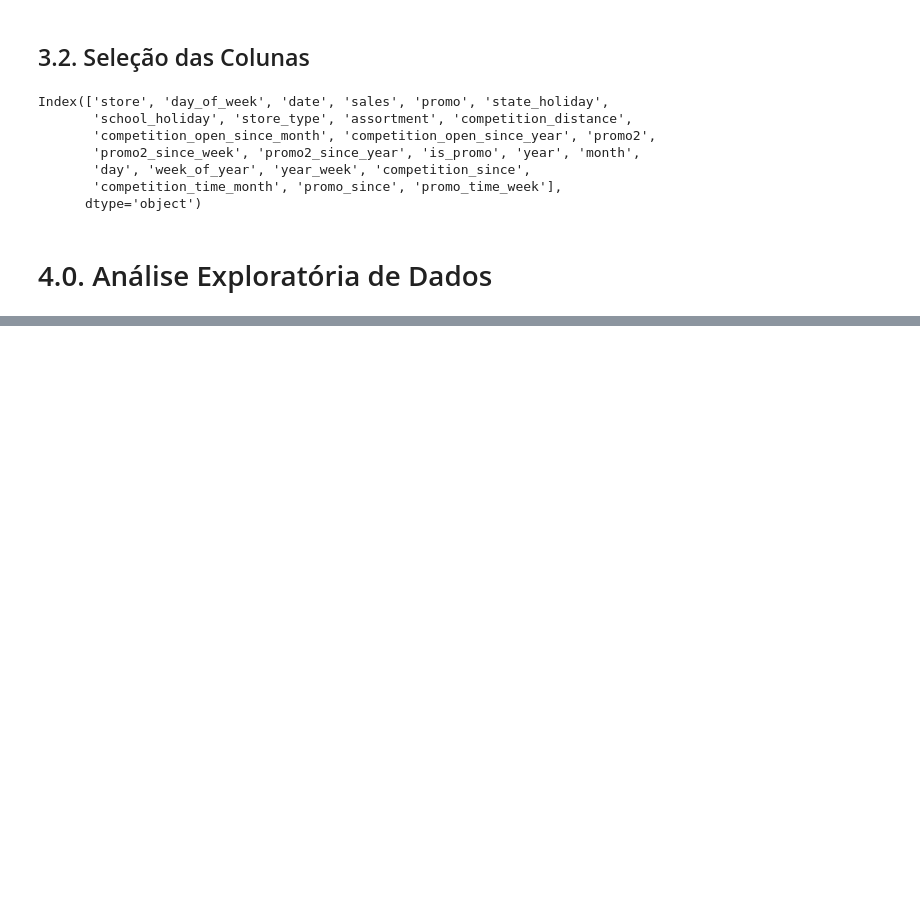
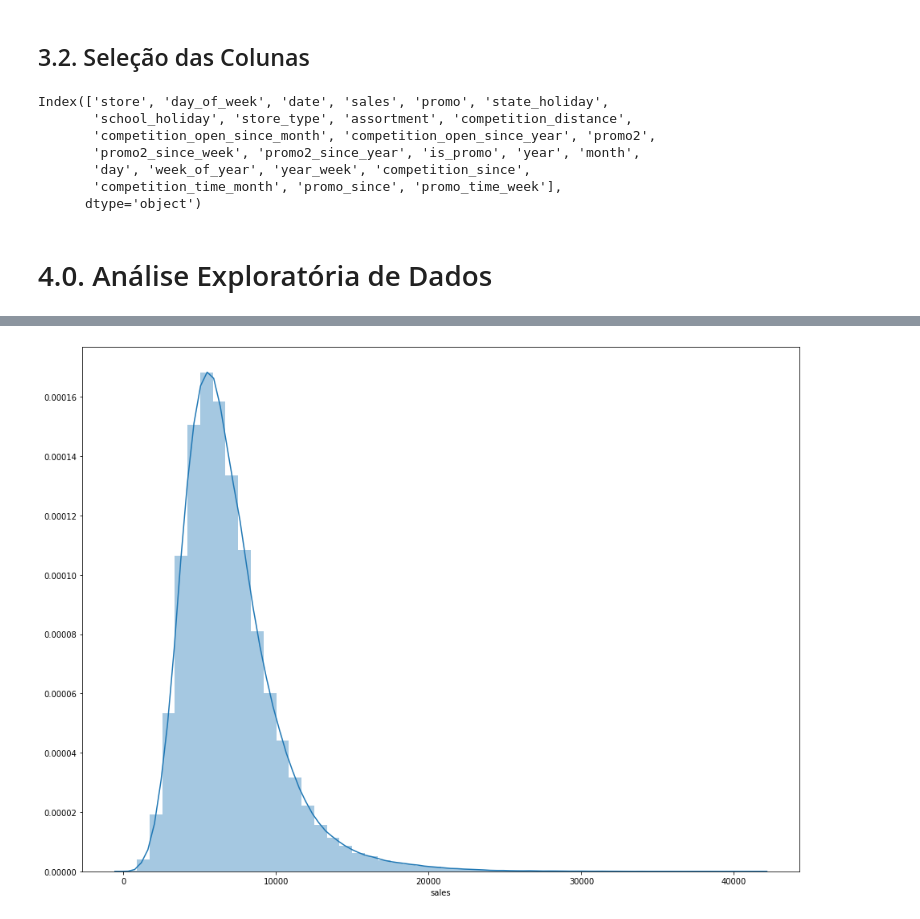
Before and after one commit to IsraelGuastalle/ds_producao, a Jupyter notebook: m02_v01_store_sales_prediction.ipynb, the cells around one changed output, grey strips where cells are left out. Saved outputs shown, nothing was run; the diff lists cells and outputs as text; code cells hidden in the pictures; blank space fills up the shorter version.

```diff
--- a/m02_v01_store_sales_prediction.ipynb
+++ b/m02_v01_store_sales_prediction.ipynb
@@ -773,0 +777,3 @@ Os 3 objetivos da EDA:
+# %%
+df4 = df3.copy()
+df4.head().T
@@ -773,0 +798,16 @@ Os 3 objetivos da EDA:
+# %%
+# Pegamos Sales porque é a variável resposta, ou seja, todo foco é analisar vendas
+# Ela tem um formato de um sino, tem uma kurtosis, uma skill mais pra esquerda mais não está centrada(n tem problema)
+# Próxima com uma normal, mas não é uma normal.
+# Nos importamos por isso porque os algoritimos de machine learning são criados com algumas premissas
+# Uma dessas condições é que os dados sejam independentes e distribuidos, sigam uma distribuição normal
+# Quanto mais normal sua variável resposta, melhor seu algoritimo vai performar
+# Existem varias tecnicas de trasnformações para transformar elas o mais próximas possíveis de uma normal.
+
+# usamos o kde-False, para plotar só o histograma sem a linha, ai os valores ficam maiores
+# ax = sns.distplot( df4['sales'], kde=False)
+
+ax = sns.distplot( df4['sales'])
+ax.figure.set_size_inches(16,12)
+# %% [output]
+[figure, added]
```
Also changed, not shown: parts of 13 cells of this notebook.
